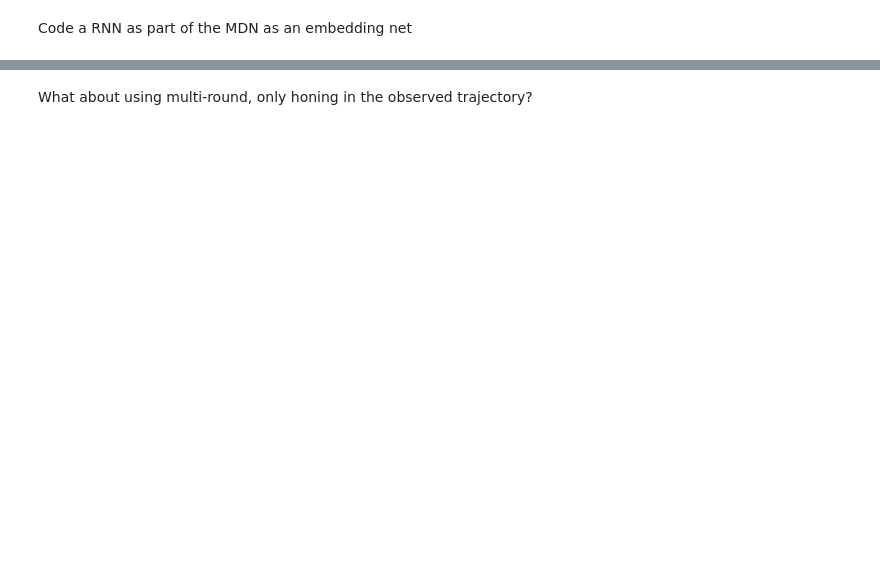
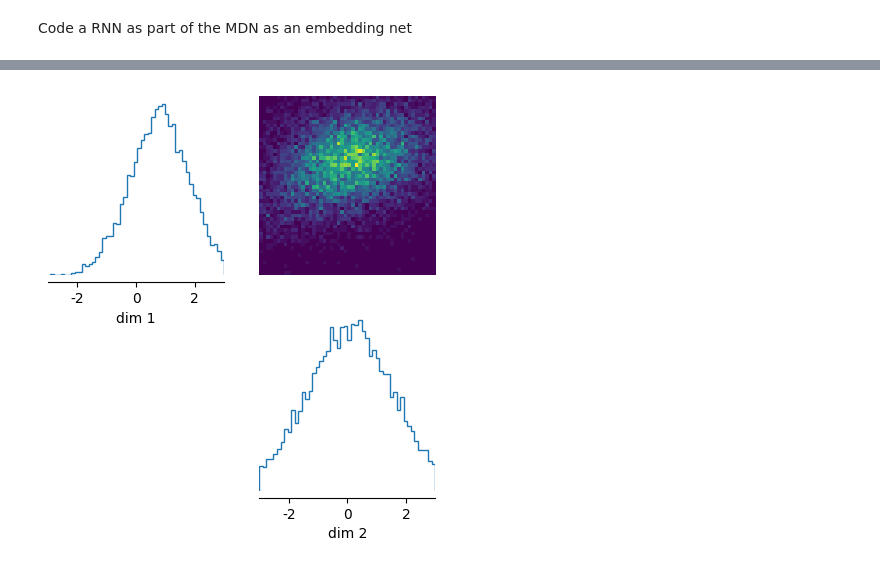
Before and after one commit to nataliaglazman/sbi-grn, a Jupyter notebook: snpe/RNN_snpe.ipynb, the cells around one changed output, grey strips where cells are left out. Drawn from its saved outputs; the diff is of its cells as text; code cells hidden in the pictures; blank space fills up the shorter version.

```diff
--- a/snpe/RNN_snpe.ipynb
+++ b/snpe/RNN_snpe.ipynb
@@ -72,5 +458,4 @@ embedding_net = RNNModel(input_dim, hidden_dim, layer_dim, output_dim)
 # %%
-#Code simulator and everything else as always
 import numpy as np
 from tabulate import tabulate
 import matplotlib.pyplot as plt
@@ -79,7 +464,7 @@ from scipy.integrate import odeint
 # Define the model
 def model(variables, t, params):
     m1, p1, m2, p2, m3, p3 = variables
-    k1, k2, k3 = params
+    k1, k2 = params
 
     dm1dt = -m1 + (10 ** 3 / (1 + (10 ** k1 * p2) ** 2)) + 1
     dp1dt = -10 ** 0 * (p1 - m1)
@@ -87,19 +472,17 @@ def model(variables, t, params):
     dm2dt = -m2 + (10 ** 3 / (1 + (10 ** k2 * p3) ** 2)) + 1
     dp2dt = -10 ** 0 * (p2 - m2)
 
-    dm3dt = -m3 + (10 ** 3 / (1 + (10 ** k3 * p1) ** 2)) + 1
+    dm3dt = -m3 + (10 ** 3 / (1 + (10 ** 0 * p1) ** 2)) + 1
     dp3dt = -10 ** 0 * (p3 - m3)
 
     return [dm1dt, dp1dt, dm2dt, dp2dt, dm3dt, dp3dt]
 
 #Define true parameters
 true_params = np.array([
-    0, 0, 0  # first set of odes
+    0, 0  # first set of odes
 ])
 
-num_timesteps = 1000  # Number of time steps for simulation
-
-num_dim = 3
+num_dim = 2
 num_timesteps = 1000
 prior = utils.BoxUniform(low=-3 * torch.ones(num_dim), high=3 * torch.ones(num_dim))
 batch_size = 1
@@ -118,8 +501,9 @@ def simulator(parameter_set):
         for timepoint in tra:
             true_list.append(timepoint)
     true_tensor = torch.Tensor(true_list)
-    return true_tensor
+    res = true_tensor.unsqueeze(0)
+    return res
 
 true_data = simulator(true_params)
-true_data
+true_data.size(0)
 # %% [output]
@@ -127,6 +515,6 @@ tensor([ 0.0000,  8.9123, 13.8703,  ...,  2.7314,  2.5905,  2.4615])
 # %%
 # set prior distribution for the parameters
-num_dim = 3
+num_dim = 2
 prior = utils.BoxUniform(low=-3 * torch.ones(num_dim), high=3 * torch.ones(num_dim))
 
 # make a SBI-wrapper on the simulator object for compatibility
@@ -144,3 +530,6 @@ theta, x = simulate_for_sbi(simulator_wrapper, prior, num_simulations=2000)
+# %%
+# run the inference procedure on one round and 10000 simulated data points
+theta, x = simulate_for_sbi(simulator_wrapper, prior, num_simulations=10)
 # %%
 density_estimator = inference.append_simulations(theta, x).train()
 posterior = inference.build_posterior(density_estimator)
@@ -149,8 +538,9 @@ RuntimeError: For unbatched 2-D input, hx should also be 2-D but got 3-D tensor
 # %%
 posterior_samples = posterior.sample((10000,), x=true_data)
+
 # plot posterior samples
 _ = analysis.pairplot(
-    posterior_samples, limits=[[-3, 3], [-3, 3], [-3, 3]], figsize=(5, 5)
+    posterior_samples, limits=[[-3, 3], [-3, 3]], figsize=(5, 5)
 )
+# %% [output]
+[figure, added]
-# %% [markdown]
-What about using multi-round, only honing in the observed trajectory?
```
Also changed, not shown: parts of 41 cells of this notebook, 2 other files.
